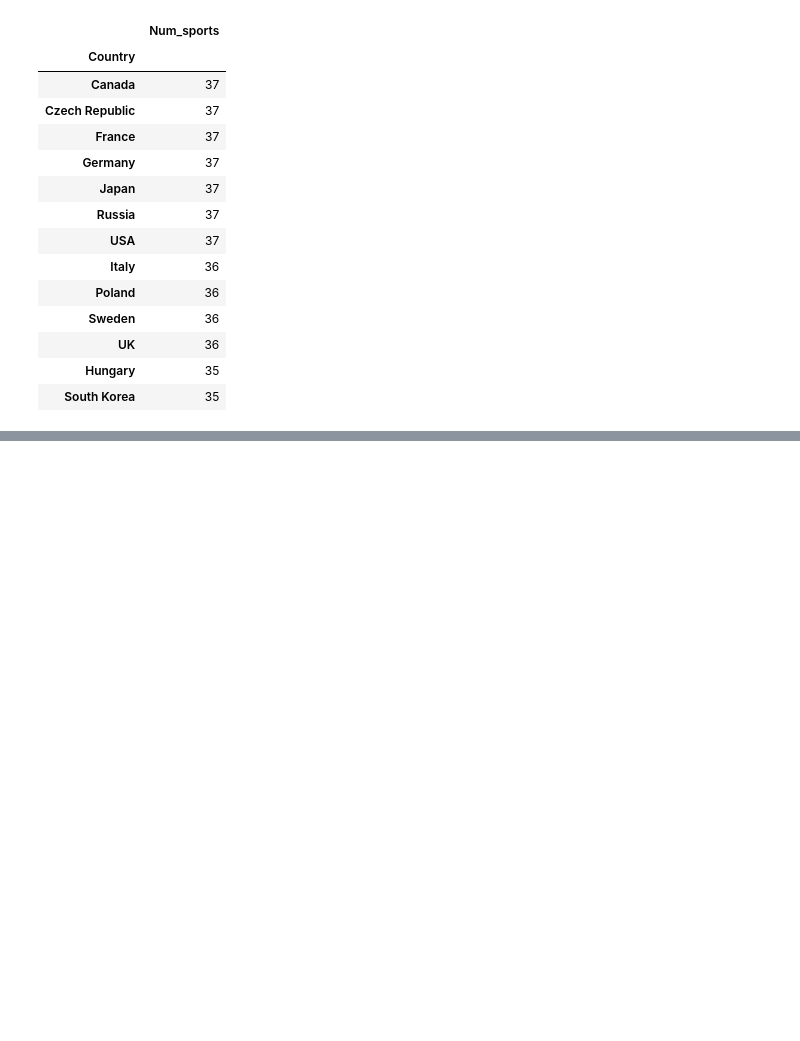
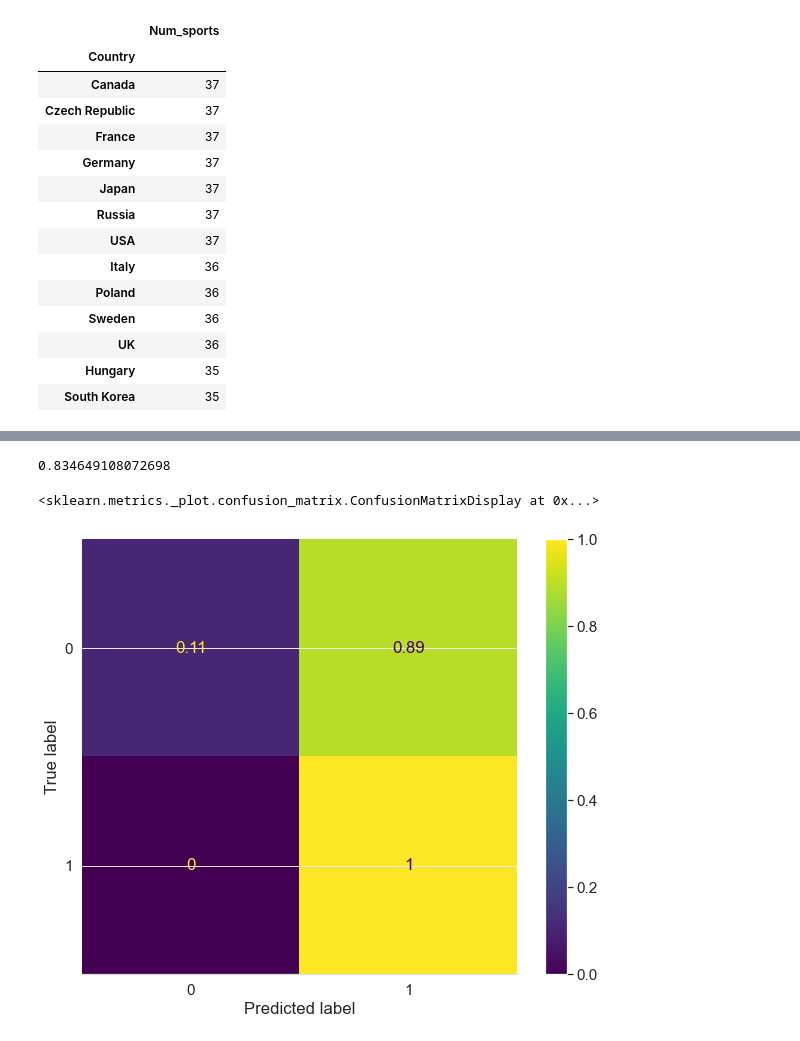
Before and after one commit to SidMurthy97/Classification_of_olympians, a Jupyter notebook: analysis.ipynb, the cells around one changed output, grey strips where cells are left out. Cells and saved outputs as stored; diff of their text form; code cells hidden in the pictures; blank space fills up the shorter version.

Commit message:
first pass of classification and generating performance metrics

```diff
--- a/analysis.ipynb
+++ b/analysis.ipynb
@@ -263,0 +301,5 @@ num_participated_sports[num_participated_sports["Num_sports"] > num_participated
+# %%
+#do a test train split
+
+X_train, X_test, y_train, y_test = train_test_split(X, y, train_size=0.7, random_state=42)
+X_train.shape, X_test.shape
@@ -263,0 +308,6 @@ num_participated_sports[num_participated_sports["Num_sports"] > num_participated
+# %%
+classifier_rf = RandomForestClassifier(random_state=42, n_jobs=-1, max_depth=5,
+                                       n_estimators=100, oob_score=True)
+# %%
+%%time
+classifier_rf.fit(X_train, y_train)
@@ -263,0 +318,17 @@ num_participated_sports[num_participated_sports["Num_sports"] > num_participated
+# %%
+y_pred = classifier_rf.predict(X_test)
+# %%
+accuracy_score(y_test, y_pred)
+# %% [output]
+0.834649108072698
+# %%
+fig, ax = plt.subplots(figsize=(10,8))
+matrix = confusion_matrix(y_test, y_pred)
+
+matrix = matrix.astype('float') / matrix.sum(axis=1)[:, np.newaxis]
+
+format_ax(ax)
+ConfusionMatrixDisplay(confusion_matrix=matrix,display_labels=classifier_rf.classes_).plot(ax=ax)
+# %% [output]
+<sklearn.metrics._plot.confusion_matrix.ConfusionMatrixDisplay at 0x...>
+[figure, added]
```
Also changed, not shown: parts of 14 cells of this notebook.
